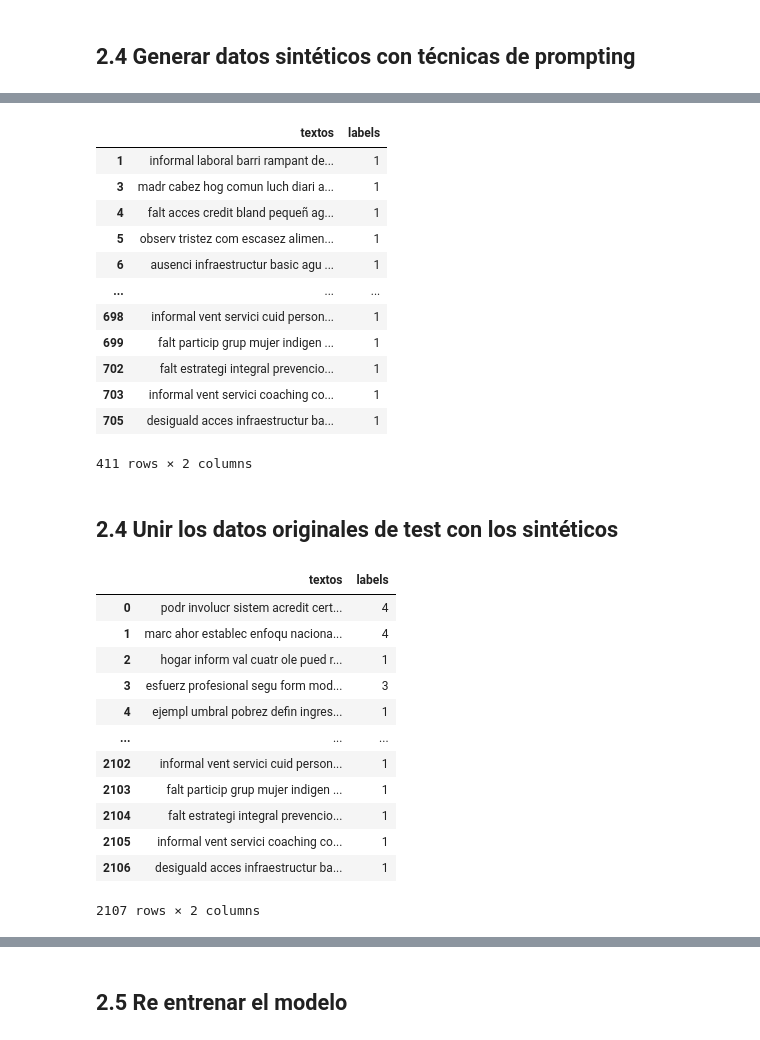
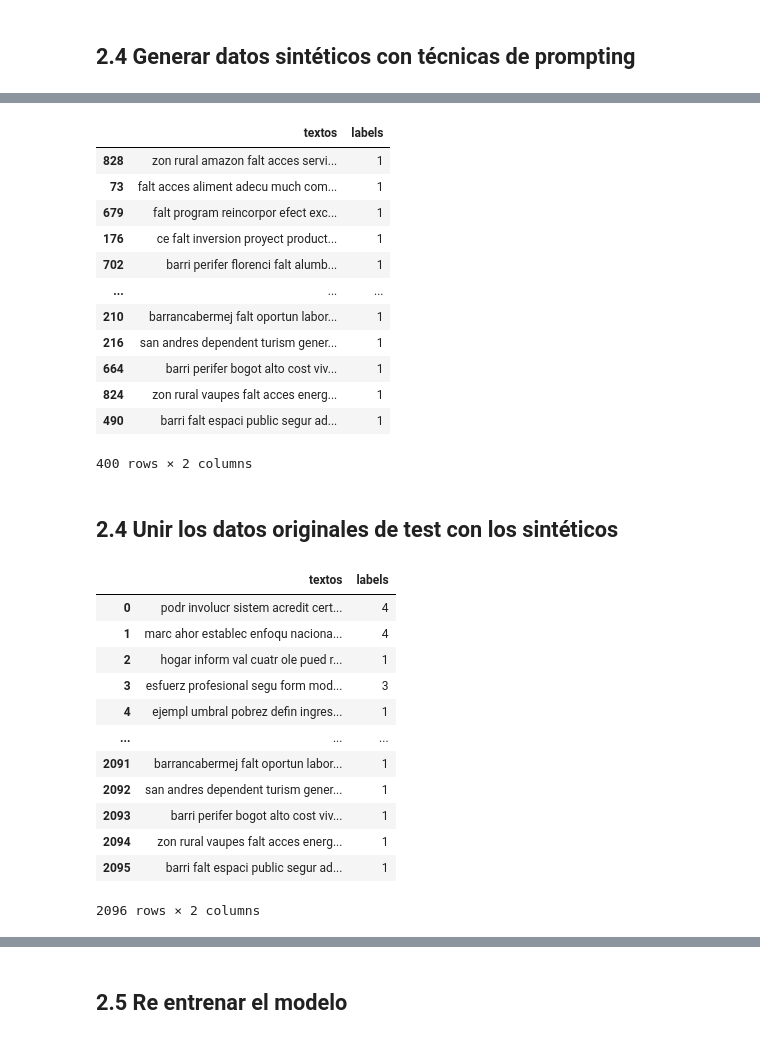
Before and after one commit to JFH000/proyecto1-bi, a Jupyter notebook: etapa2/aumentado_datos_y_reentrenamiento.ipynb, the cells around one changed output, grey strips where cells are left out. Cells and saved outputs as stored; diff of their text form; code cells hidden in the pictures.

```diff
--- a/etapa2/aumentado_datos_y_reentrenamiento.ipynb
+++ b/etapa2/aumentado_datos_y_reentrenamiento.ipynb
@@ -543,21 +554,21 @@ df_generated_clean
 # %%
-# Se eliminan 100 al azar para cumplir con añadir cerca de 400 registros nuevos
-df_generated_clean = df_generated_clean.drop(df_generated_clean.sample(100, random_state=42).index)
+# Se eliminan al azar para cumplir con añadir cerca de 400 registros nuevos
+df_generated_clean = df_generated_clean.sample(400, random_state=42)
 df_generated_clean
 # %% [output]
 |  | textos | labels |
-| 1 | informal laboral barri rampant de... | 1 |
-| 3 | madr cabez hog comun luch diari a... | 1 |
-| 4 | falt acces credit bland pequeñ ag... | 1 |
-| 5 | observ tristez com escasez alimen... | 1 |
-| 6 | ausenci infraestructur basic agu ... | 1 |
+| 828 | zon rural amazon falt acces servi... | 1 |
+| 73 | falt acces aliment adecu much com... | 1 |
+| 679 | falt program reincorpor efect exc... | 1 |
+| 176 | ce falt inversion proyect product... | 1 |
+| 702 | barri perifer florenci falt alumb... | 1 |
 | ... | ... | ... |
-| 698 | informal vent servici cuid person... | 1 |
-| 699 | falt particip grup mujer indigen ... | 1 |
-| 702 | falt estrategi integral prevencio... | 1 |
-| 703 | informal vent servici coaching co... | 1 |
-| 705 | desiguald acces infraestructur ba... | 1 |
+| 210 | barrancabermej falt oportun labor... | 1 |
+| 216 | san andres dependent turism gener... | 1 |
+| 664 | barri perifer bogot alto cost viv... | 1 |
+| 824 | zon rural vaupes falt acces energ... | 1 |
+| 490 | barri falt espaci public segur ad... | 1 |
-411 rows × 2 columns
+400 rows × 2 columns
 # %% [markdown]
 ## 2.4 Unir los datos originales de test con los sintéticos
 # %%
@@ -571,12 +582,12 @@ df_total
 | 3 | esfuerz profesional segu form mod... | 3 |
 | 4 | ejempl umbral pobrez defin ingres... | 1 |
 | ... | ... | ... |
-| 2102 | informal vent servici cuid person... | 1 |
-| 2103 | falt particip grup mujer indigen ... | 1 |
-| 2104 | falt estrategi integral prevencio... | 1 |
-| 2105 | informal vent servici coaching co... | 1 |
-| 2106 | desiguald acces infraestructur ba... | 1 |
+| 2091 | barrancabermej falt oportun labor... | 1 |
+| 2092 | san andres dependent turism gener... | 1 |
+| 2093 | barri perifer bogot alto cost viv... | 1 |
+| 2094 | zon rural vaupes falt acces energ... | 1 |
+| 2095 | barri falt espaci public segur ad... | 1 |
-2107 rows × 2 columns
+2096 rows × 2 columns
 # %%
 
 label_counts = df_total['labels'].value_counts()
```
Also changed, not shown: parts of 26 cells of this notebook.
